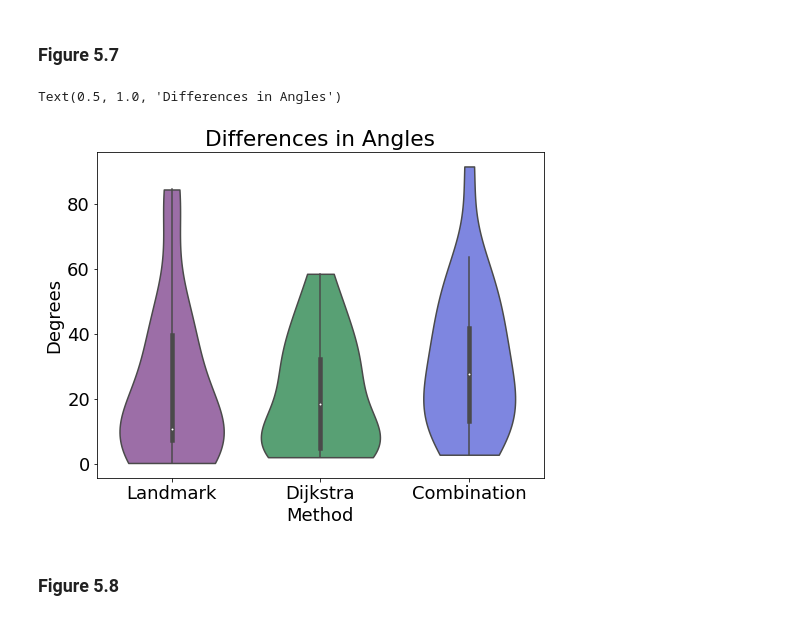
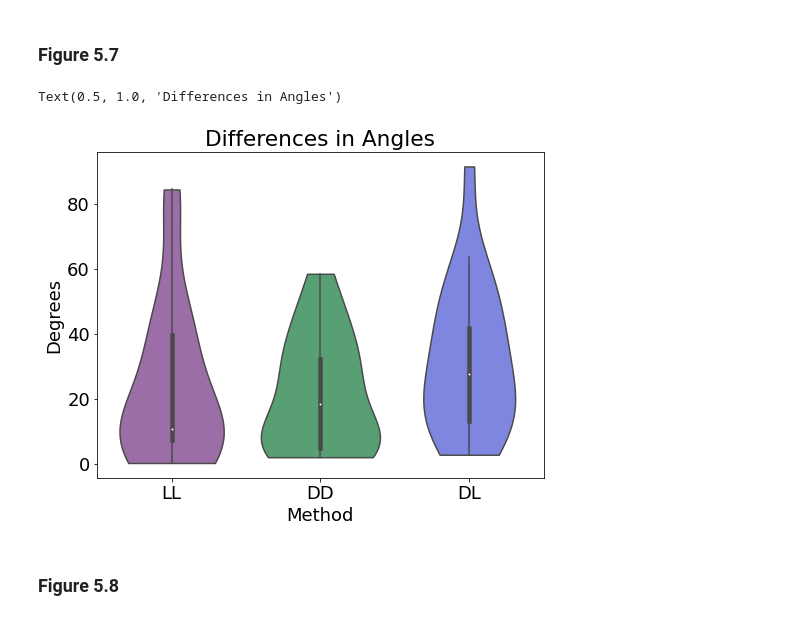
Before and after one commit to CathrineUH/Bachelor_thesis_ear, a Jupyter notebook: plotAllFigures.ipynb, the cells around one changed output. Saved outputs shown, nothing was run; the diff lists cells and outputs as text; code cells hidden in the pictures.

Commit message:
Plot

```diff
--- a/plotAllFigures.ipynb
+++ b/plotAllFigures.ipynb
@@ -420,25 +420,25 @@ plt.show()
 # %%
 Viz = F.VisualizeAngle("results/results05.csv", 6)
 Viz.get_coor()
 angles_l = Viz.compute_all_angles()
 angles_landmark = np.abs(angles_l[:, 0] - angles_l[:, 1])
 
 Dij = F.Dijkstras("results/results05.csv", 6, 1, 2)
 angles_d = Dij.compute_all_angles()
 angles_dij = np.abs(angles_d[:, 0] - angles_d[:, 1])
 
 angles_combi = np.abs(angles_l[:, 0] - angles_d[:, 1])
 
 angles_all = np.concatenate([angles_landmark, angles_dij, angles_combi])
 df = pd.DataFrame(angles_all, columns = ["Degrees"])
-names = np.concatenate([22 * ["Landmark"], 22 * ["Dijkstra"], 22 * ["Combination"]])
+names = np.concatenate([22 * ["LL"], 22 * ["DD"], 22 * ["DL"]])
 df["Method"] = names
 plt.figure(figsize=(8, 6))
 ax = sns.violinplot(x="Method", y="Degrees", data=df, cut = 0, palette = [[0.63215686, 0.39607843, 0.68980392], [0.3 , 0.67333333, 0.4454902], [0.42901961, 0.47019608, 0.94235294]])
 ax.set_title("Differences in Angles")
 # %% [output]
 Text(0.5, 1.0, 'Differences in Angles')
-[figure, old version]
+[figure, new version]
 # %% [markdown]
 ### Figure 5.8
 # %%
```
